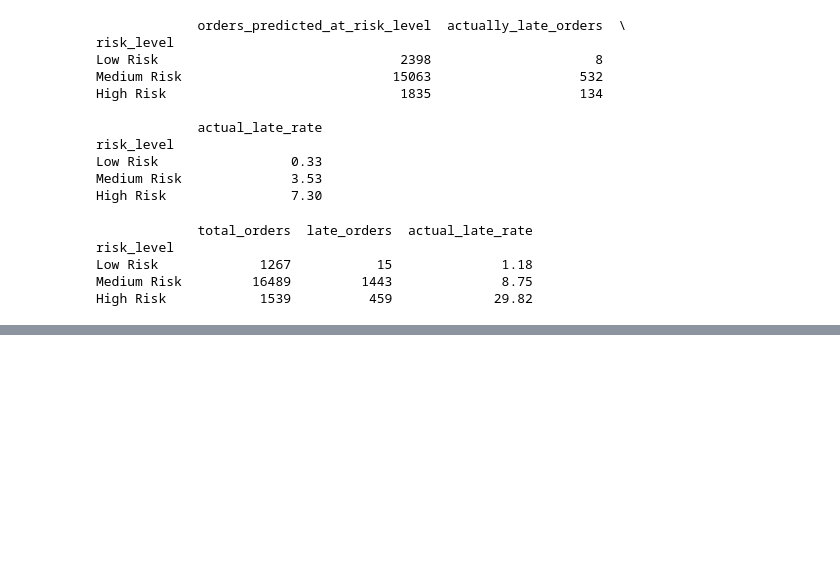
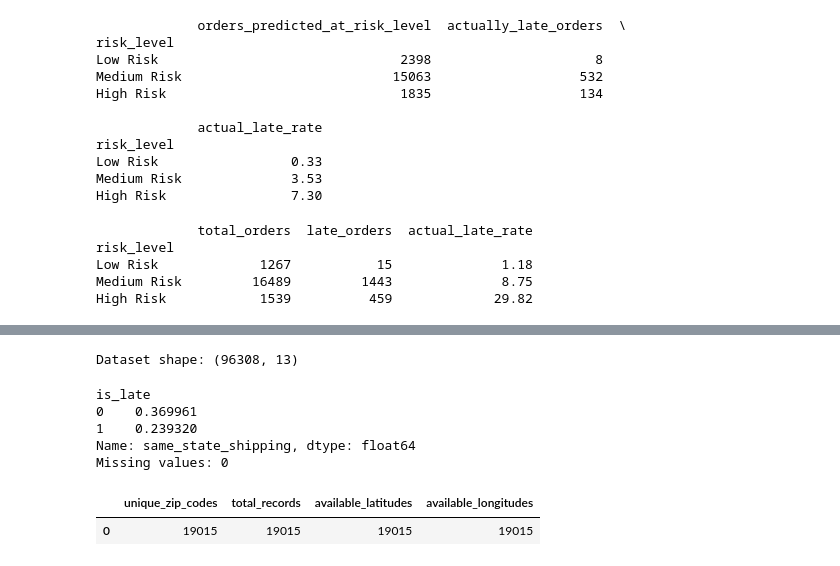
Before and after one commit to sshaz1/retail-business-intelligence-platform, a Jupyter notebook: machine_learning/late_delivery_prediction.ipynb, the cells around one changed output, grey strips where cells are left out. Saved outputs shown, nothing was run; the diff lists cells and outputs as text; code cells hidden in the pictures; blank space fills up the shorter version.

```diff
--- a/machine_learning/late_delivery_prediction.ipynb
+++ b/machine_learning/late_delivery_prediction.ipynb
@@ -1238,0 +1464,57 @@ New features such as seller processing time, remaining days until the delivery d
+# %%
+df.loc[
+    df["seller_shipping_delay_days"].abs() > 100,
+    [
+        "order_id",
+        "order_delivered_carrier_date",
+        "shipping_limit_date",
+        "seller_shipping_delay_days"
+    ]
+]
+
+df = df[df["seller_shipping_delay_days"].abs() <= 100].copy()
+
+print("Dataset shape:", df.shape)
+# %% [output]
+Dataset shape: (96308, 13)
+# %%
+query = """
+SELECT
+    oi.order_id,
+    MAX(CASE
+        WHEN c.customer_state = s.seller_state THEN 1
+        ELSE 0
+    END) AS same_state_shipping
+FROM order_items oi
+JOIN orders o ON oi.order_id = o.order_id
+JOIN customers c ON o.customer_id = c.customer_id
+JOIN sellers s ON oi.seller_id = s.seller_id
+GROUP BY oi.order_id
+"""
+
+shipping_locations = pd.read_sql(query, engine)
+
+df = df.merge(shipping_locations, on="order_id", how="left")
+
+print(df.groupby("is_late")["same_state_shipping"].mean())
+print("Missing values:", df["same_state_shipping"].isna().sum())
+# %% [output]
+is_late
+0    0.369961
+1    0.239320
+Name: same_state_shipping, dtype: float64
+Missing values: 0
+# %%
+query = """
+SELECT
+    COUNT(DISTINCT geolocation_zip_code_prefix) AS unique_zip_codes,
+    COUNT(*) AS total_records,
+    COUNT(geolocation_lat) AS available_latitudes,
+    COUNT(geolocation_lng) AS available_longitudes
+FROM geolocation
+"""
+
+pd.read_sql(query, engine)
+# %% [output]
+|  | unique_zip_codes | total_records | available_latitudes | available_longitudes |
+| 0 | 19015 | 19015 | 19015 | 19015 |
```
Also changed, not shown: parts of 28 cells of this notebook.
